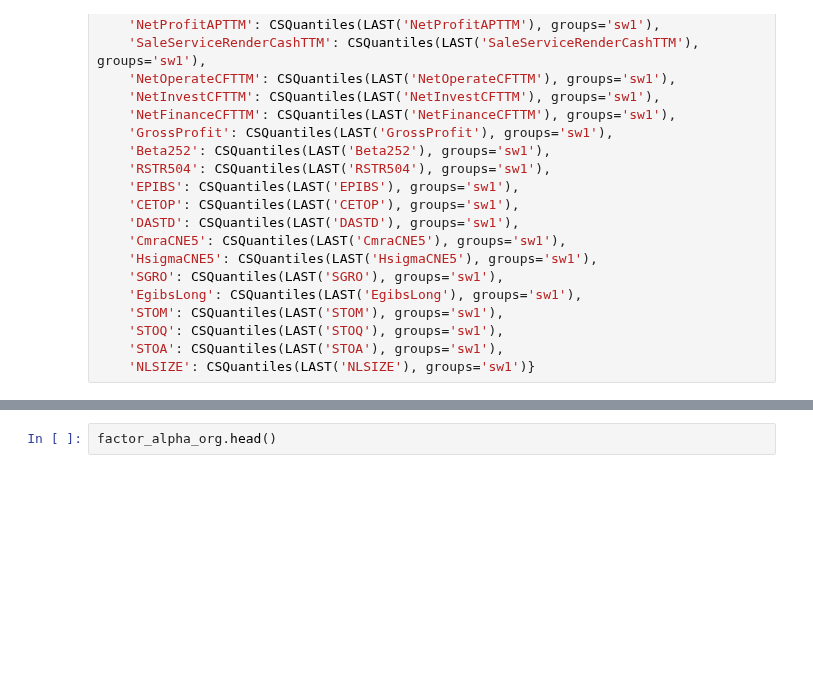
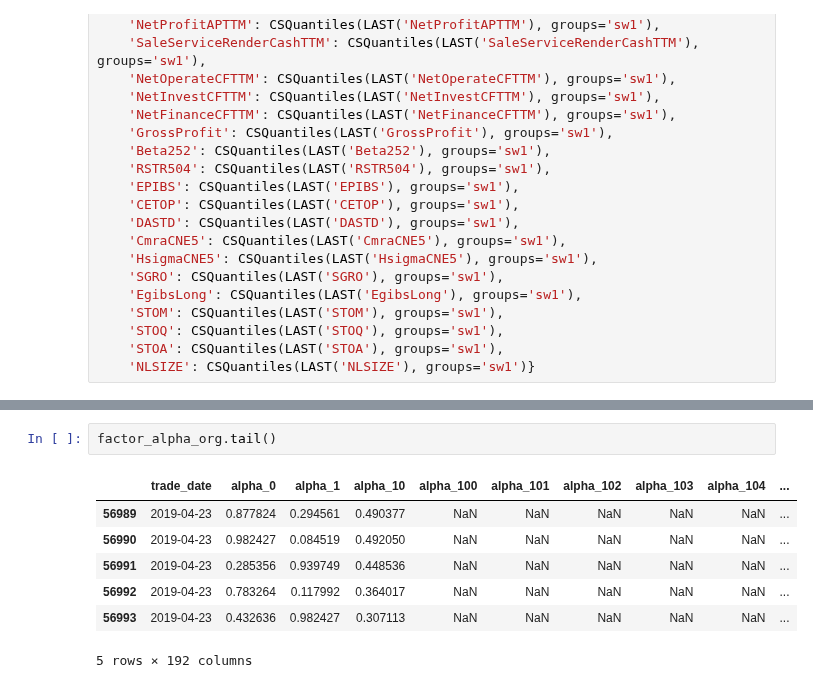
Before and after one commit to STHSF/MultiFactors, a Jupyter notebook: src/data/dataprocess/notebooks/fetch_factor_and_analysis.ipynb, the cells around one changed output, grey strips where cells are left out. Cells and saved outputs as stored; diff of their text form; blank space fills up the shorter version.

```diff
--- a/src/data/dataprocess/notebooks/fetch_factor_and_analysis.ipynb
+++ b/src/data/dataprocess/notebooks/fetch_factor_and_analysis.ipynb
@@ -528,2 +547,10 @@ factor_alpha_org = engine.fetch_factor_range(universe, factors_store, dates=ref_
 # %%
-factor_alpha_org.head()
+factor_alpha_org.tail()
+# %% [output]
+|  | trade_date | alpha_0 | alpha_1 | alpha_10 | alpha_100 | alpha_101 | alpha_102 | alpha_103 | alpha_104 | ... |
+| 56989 | 2019-04-23 | 0.877824 | 0.294561 | 0.490377 | NaN | NaN | NaN | NaN | NaN | ... |
+| 56990 | 2019-04-23 | 0.982427 | 0.084519 | 0.492050 | NaN | NaN | NaN | NaN | NaN | ... |
+| 56991 | 2019-04-23 | 0.285356 | 0.939749 | 0.448536 | NaN | NaN | NaN | NaN | NaN | ... |
+| 56992 | 2019-04-23 | 0.783264 | 0.117992 | 0.364017 | NaN | NaN | NaN | NaN | NaN | ... |
+| 56993 | 2019-04-23 | 0.432636 | 0.982427 | 0.307113 | NaN | NaN | NaN | NaN | NaN | ... |
+5 rows × 192 columns
```
Also changed, not shown: parts of 7 cells of this notebook.
